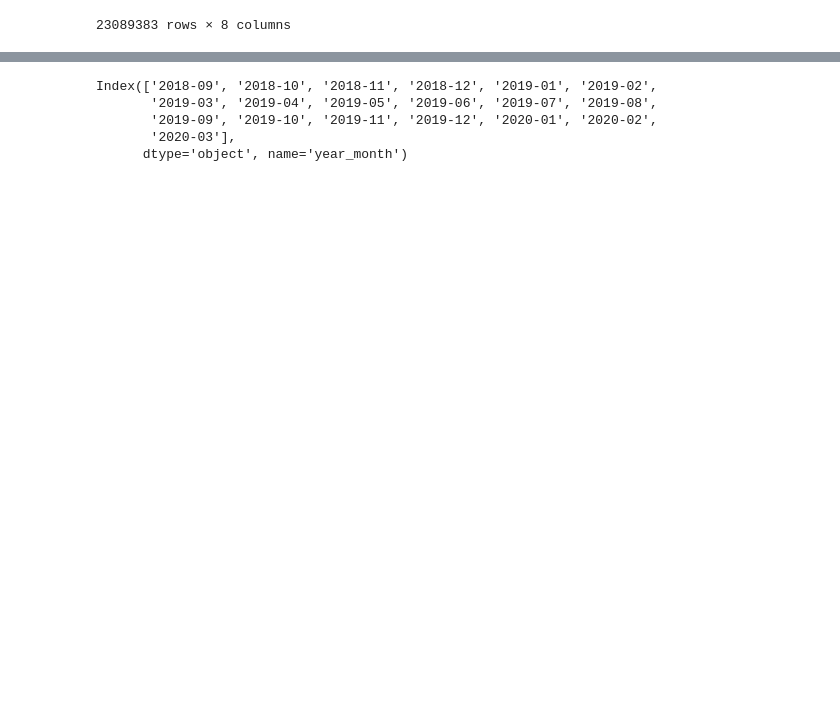
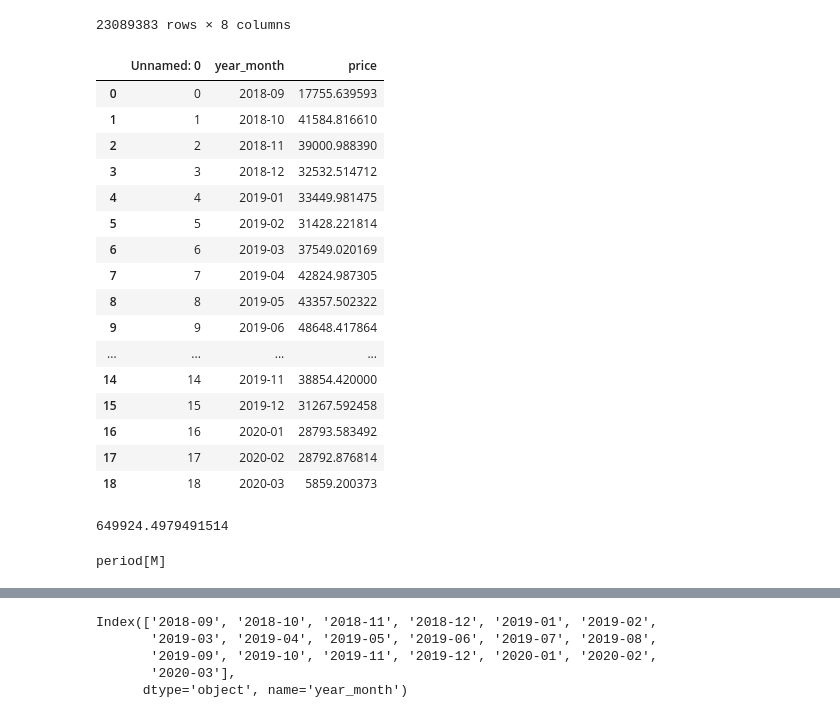
Before and after one commit to gerofut/team_162_project_ds4a, a Jupyter notebook: notebooks/line_plot.ipynb, the cells around one changed output, grey strips where cells are left out. Drawn from its saved outputs; the diff is of its cells as text; code cells hidden in the pictures; blank space fills up the shorter version.

```diff
--- a/notebooks/line_plot.ipynb
+++ b/notebooks/line_plot.ipynb
@@ -24,0 +28,25 @@ transaction_train
+# %%
+df = pd.read_csv("../data/csv/card2.csv",sep=',')
+df
+# %% [output]
+|  | Unnamed: 0 | year_month | price |
+| 0 | 0 | 2018-09 | 17755.639593 |
+| 1 | 1 | 2018-10 | 41584.816610 |
+| 2 | 2 | 2018-11 | 39000.988390 |
+| 3 | 3 | 2018-12 | 32532.514712 |
+| 4 | 4 | 2019-01 | 33449.981475 |
+| 5 | 5 | 2019-02 | 31428.221814 |
+| 6 | 6 | 2019-03 | 37549.020169 |
+| 7 | 7 | 2019-04 | 42824.987305 |
+| 8 | 8 | 2019-05 | 43357.502322 |
+| 9 | 9 | 2019-06 | 48648.417864 |
+| ... | ... | ... | ... |
+| 14 | 14 | 2019-11 | 38854.420000 |
+| 15 | 15 | 2019-12 | 31267.592458 |
+| 16 | 16 | 2020-01 | 28793.583492 |
+| 17 | 17 | 2020-02 | 28792.876814 |
+| 18 | 18 | 2020-03 | 5859.200373 |
+# %%
+df['price'].sum()
+# %% [output]
+649924.4979491514
@@ -25,3 +60,9 @@ transaction_train
+# %%
+df1 = pd.read_csv("../data/csv/pie_plot_home.csv")
+df1['year_month'] = pd.to_datetime(df1['year_month']).dt.to_period('M')
+df1['year_month'].dtype
+# %% [output]
+period[M]
 # %%
 line_plot_df = transaction_train.groupby('year_month')['year_month'].count().to_frame()
 # %%
```
Also changed, not shown: parts of 2 cells of this notebook, 7 other files.
